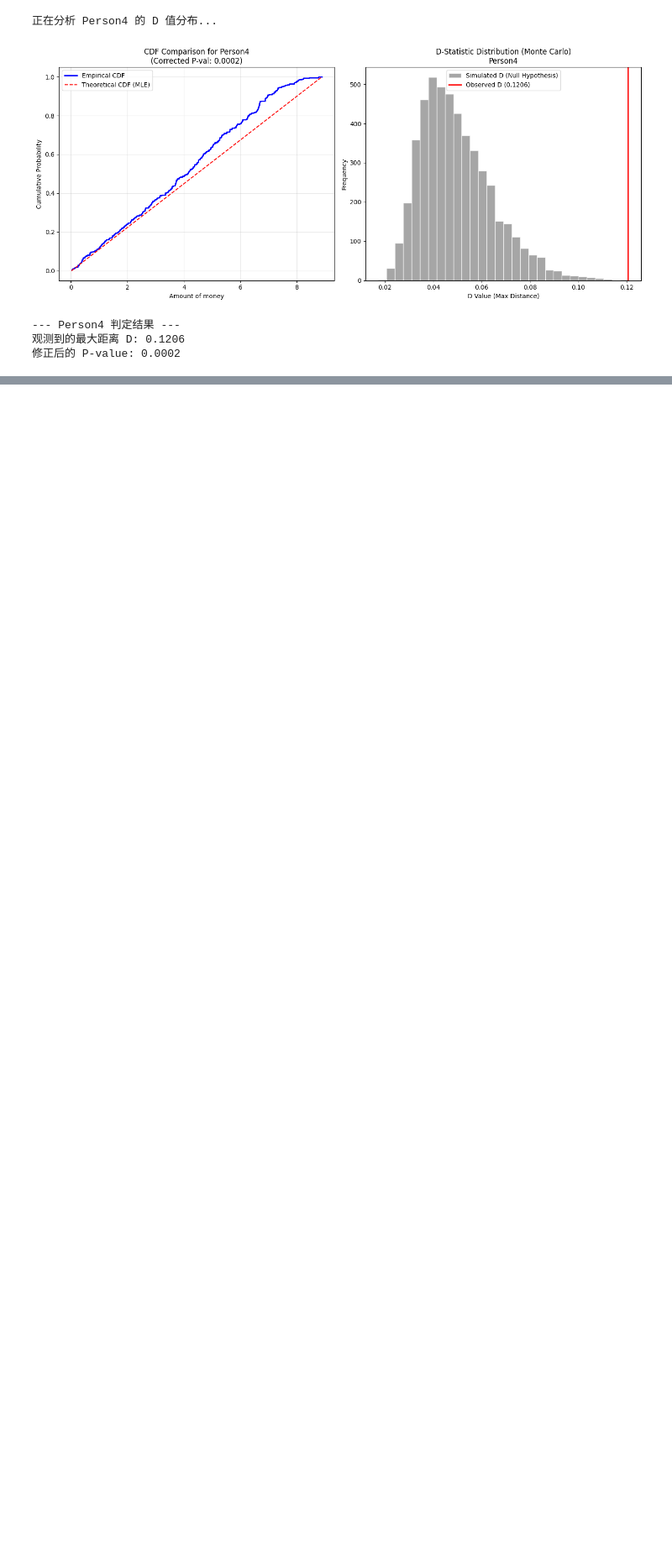
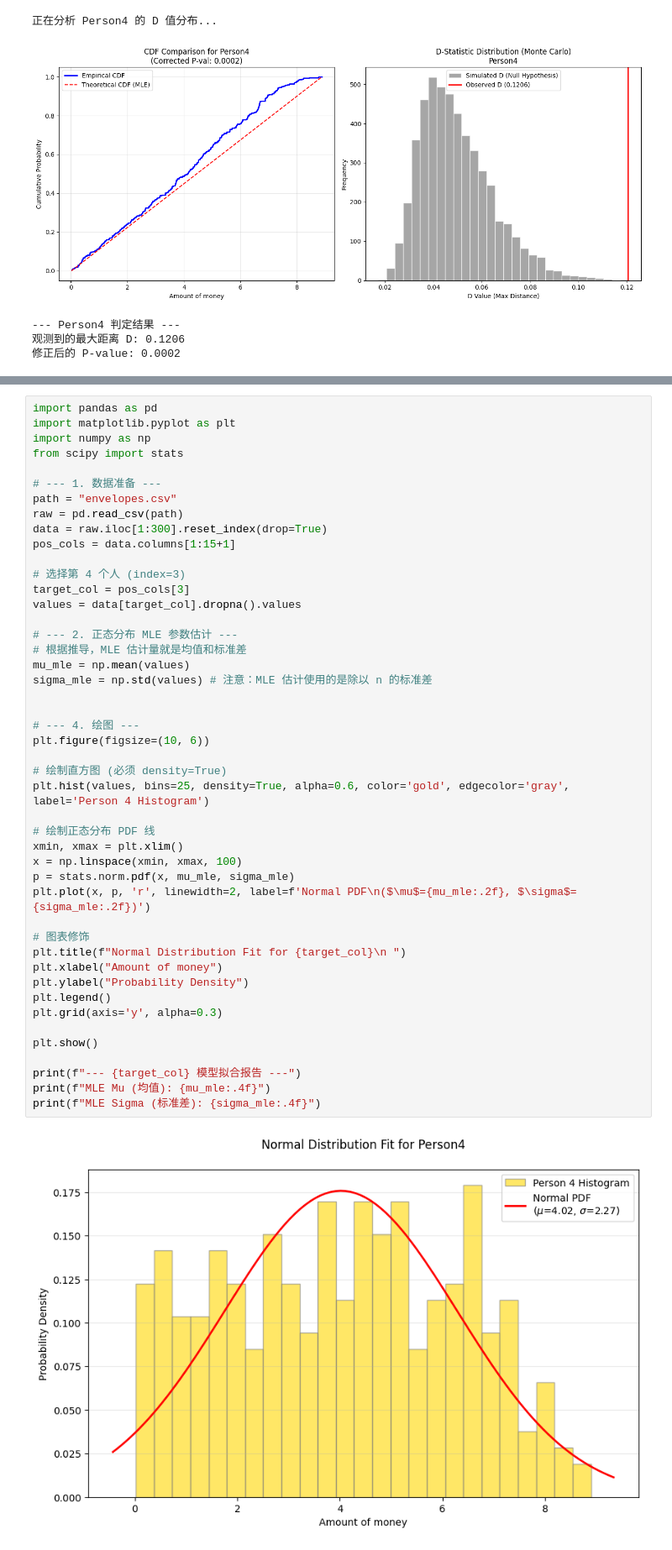
Before and after one commit to WjNaG2/SI140-RedEnvelope, a Jupyter notebook: 最大似然估计和KS检验/4.ipynb, the cells around one changed output, grey strips where cells are left out. Shown at 84% size. Cells and saved outputs as stored; diff of their text form; blank space fills up the shorter version.

```diff
--- a/最大似然估计和KS检验/4.ipynb
+++ b/最大似然估计和KS检验/4.ipynb
@@ -147,0 +153,48 @@ P = 0.2732，不拒绝零假设H_0。
+# %%
+import pandas as pd
+import matplotlib.pyplot as plt
+import numpy as np
+from scipy import stats
+
+# --- 1. 数据准备 ---
+path = "envelopes.csv"
+raw = pd.read_csv(path)
+data = raw.iloc[1:300].reset_index(drop=True)
+pos_cols = data.columns[1:15+1]
+
+# 选择第 4 个人 (index=3)
+target_col = pos_cols[3]
+values = data[target_col].dropna().values
+
+# --- 2. 正态分布 MLE 参数估计 ---
+# 根据推导，MLE 估计量就是均值和标准差
+mu_mle = np.mean(values)
+sigma_mle = np.std(values) # 注意：MLE 估计使用的是除以 n 的标准差
+
+
+# --- 4. 绘图 ---
+plt.figure(figsize=(10, 6))
+
+# 绘制直方图 (必须 density=True)
+plt.hist(values, bins=25, density=True, alpha=0.6, color='gold', edgecolor='gray', label='Person 4 Histogram')
+
+# 绘制正态分布 PDF 线
+xmin, xmax = plt.xlim()
+x = np.linspace(xmin, xmax, 100)
+p = stats.norm.pdf(x, mu_mle, sigma_mle)
+plt.plot(x, p, 'r', linewidth=2, label=f'Normal PDF\n($\mu$={mu_mle:.2f}, $\sigma$={sigma_mle:.2f})')
+
+# 图表修饰
+plt.title(f"Normal Distribution Fit for {target_col}\n ")
+plt.xlabel("Amount of money")
+plt.ylabel("Probability Density")
+plt.legend()
+plt.grid(axis='y', alpha=0.3)
+
+plt.show()
+
+print(f"--- {target_col} 模型拟合报告 ---")
+print(f"MLE Mu (均值): {mu_mle:.4f}")
+print(f"MLE Sigma (标准差): {sigma_mle:.4f}")
+# %% [output]
+[figure, added]
```
Also changed, not shown: parts of 5 cells of this notebook, 2 other files.
